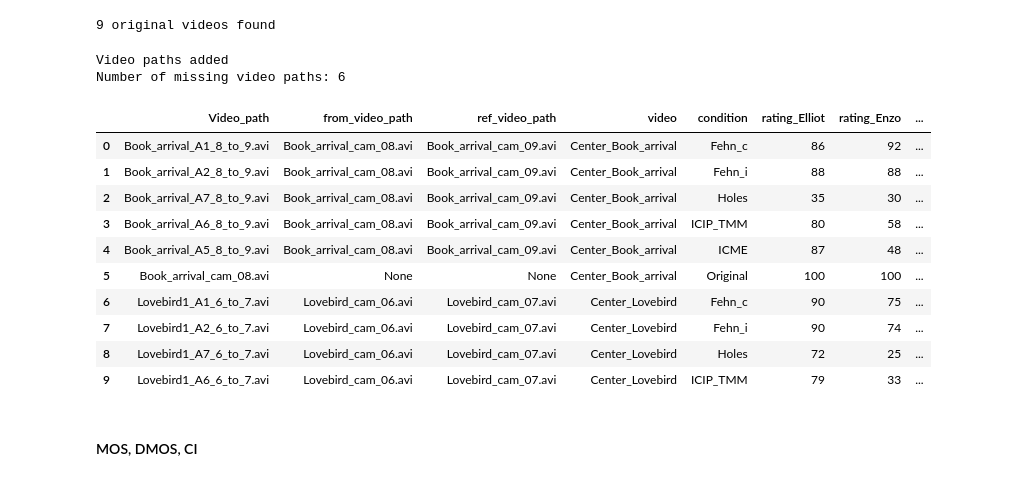
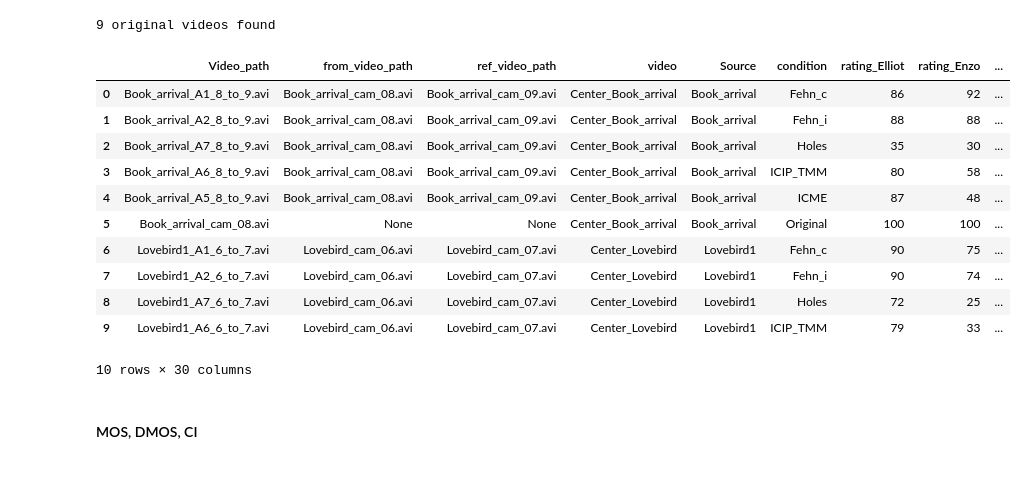
Before and after one commit to marrryzebwjq/Quality-of-Experience, a Jupyter notebook: samviq_analysis.ipynb, the cells around one changed output. Saved outputs shown, nothing was run; the diff lists cells and outputs as text; code cells hidden in the pictures.

```diff
--- a/samviq_analysis.ipynb
+++ b/samviq_analysis.ipynb
@@ -94,8 +94,15 @@ cam_position_map = {
     "Newspaper": {4: "Left", 5: "Center", 6: "Right"},
 }
 
+sources = {
+    "Book_arrival": "Book_arrival",
+    "Lovebird": "Lovebird1",
+    "Newspaper": "Newspaper",
+}
+
+original_videos_dict = {}
+
 data = pd.read_csv(SAVE_PATH + "df_videos_processed.csv")
-original_videos_dict = {}
 
 for index, row in data.iterrows():
     if row["Algo"] == "Original":
@@ -114,63 +121,66 @@ print(f"{len(original_videos_dict)} original videos found")
 9 original videos found
 # %%
 df['Video_path'] = pd.Series(dtype=str)
+df['Source'] = pd.Series(dtype=str)
 not_found = 0
+
 for index, row in df.iterrows():
 
+    # find video path
     originals = 'Left'
     video_name = row['video']
     condition = row['condition']
     video_path = find_video(originals, video_name, condition, data)
     df.at[index, 'Video_path'] = video_path if video_path else None
 
+    # find name of source video
     to_cam_position, video_label = video_name.split('_', 1)
-    if video_label == "Lovebird": video_label = "Lovebird1"
+    source_name = sources.get(video_label, None)
+    df.at[index, 'Source'] = source_name
 
+    # find path of original and predicted videos
     match = re.search(r'(\d+)_to_(\d+)', video_path)
     if match:
         from_cam = int(match.group(1))
         to_cam = int(match.group(2))
         df.at[index, "from_cam"] = from_cam
         df.at[index, "to_cam"] = to_cam
 
-        key_from = (video_label, from_cam)
+        key_from = (source_name, from_cam)
         df.at[index, "from_video_path"] = original_videos_dict.get(key_from, None)
         if df.at[index, "from_video_path"] is None:
             print(f"Original video not found for {key_from} (from_cam)")
             not_found += 1
 
-        key_to = (video_label, to_cam)
+        key_to = (source_name, to_cam)
         df.at[index, "ref_video_path"] = original_videos_dict.get(key_to, None)
         if df.at[index, "ref_video_path"] is None:
             print(f"Original video not found for {key_to} (to_cam)")
             not_found += 1
     else:
         df.at[index, "from_cam"] = None
         df.at[index, "to_cam"] = None
         df.at[index, "from_video_path"] = None
         df.at[index, "ref_video_path"] = None
         not_found += 1
 
 
 df.drop(columns=['from_cam', 'to_cam'], inplace=True)
-df = df[['Video_path'] + ["from_video_path", "ref_video_path"] + [col for col in df.columns if col not in ['Video_path', "from_video_path", "ref_video_path"]]]
-print(f"Video paths added")
-print(f"Number of missing video paths: {not_found}")
+df = df[["Video_path", "from_video_path", "ref_video_path", "video", "Source", "condition"] + [col for col in df.columns if col not in ['Video_path', "from_video_path", "ref_video_path", "video", "Source", "condition"]]]
 df.head(10)
 # %% [output]
+|  | Video_path | from_video_path | ref_video_path | video | Source | condition | rating_Elliot | rating_Enzo | ... |
+| 0 | Book_arrival_A1_8_to_9.avi | Book_arrival_cam_08.avi | Book_arrival_cam_09.avi | Center_Book_arrival | Book_arrival | Fehn_c | 86 | 92 | ... |
+| 1 | Book_arrival_A2_8_to_9.avi | Book_arrival_cam_08.avi | Book_arrival_cam_09.avi | Center_Book_arrival | Book_arrival | Fehn_i | 88 | 88 | ... |
+| 2 | Book_arrival_A7_8_to_9.avi | Book_arrival_cam_08.avi | Book_arrival_cam_09.avi | Center_Book_arrival | Book_arrival | Holes | 35 | 30 | ... |
+| 3 | Book_arrival_A6_8_to_9.avi | Book_arrival_cam_08.avi | Book_arrival_cam_09.avi | Center_Book_arrival | Book_arrival | ICIP_TMM | 80 | 58 | ... |
+| 4 | Book_arrival_A5_8_to_9.avi | Book_arrival_cam_08.avi | Book_arrival_cam_09.avi | Center_Book_arrival | Book_arrival | ICME | 87 | 48 | ... |
+| 5 | Book_arrival_cam_08.avi | None | None | Center_Book_arrival | Book_arrival | Original | 100 | 100 | ... |
+| 6 | Lovebird1_A1_6_to_7.avi | Lovebird_cam_06.avi | Lovebird_cam_07.avi | Center_Lovebird | Lovebird1 | Fehn_c | 90 | 75 | ... |
+| 7 | Lovebird1_A2_6_to_7.avi | Lovebird_cam_06.avi | Lovebird_cam_07.avi | Center_Lovebird | Lovebird1 | Fehn_i | 90 | 74 | ... |
+| 8 | Lovebird1_A7_6_to_7.avi | Lovebird_cam_06.avi | Lovebird_cam_07.avi | Center_Lovebird | Lovebird1 | Holes | 72 | 25 | ... |
+| 9 | Lovebird1_A6_6_to_7.avi | Lovebird_cam_06.avi | Lovebird_cam_07.avi | Center_Lovebird | Lovebird1 | ICIP_TMM | 79 | 33 | ... |
-Video paths added
-Number of missing video paths: 6
+10 rows × 30 columns
-|  | Video_path | from_video_path | ref_video_path | video | condition | rating_Elliot | rating_Enzo | ... |
-| 0 | Book_arrival_A1_8_to_9.avi | Book_arrival_cam_08.avi | Book_arrival_cam_09.avi | Center_Book_arrival | Fehn_c | 86 | 92 | ... |
-| 1 | Book_arrival_A2_8_to_9.avi | Book_arrival_cam_08.avi | Book_arrival_cam_09.avi | Center_Book_arrival | Fehn_i | 88 | 88 | ... |
-| 2 | Book_arrival_A7_8_to_9.avi | Book_arrival_cam_08.avi | Book_arrival_cam_09.avi | Center_Book_arrival | Holes | 35 | 30 | ... |
-| 3 | Book_arrival_A6_8_to_9.avi | Book_arrival_cam_08.avi | Book_arrival_cam_09.avi | Center_Book_arrival | ICIP_TMM | 80 | 58 | ... |
-| 4 | Book_arrival_A5_8_to_9.avi | Book_arrival_cam_08.avi | Book_arrival_cam_09.avi | Center_Book_arrival | ICME | 87 | 48 | ... |
-| 5 | Book_arrival_cam_08.avi | None | None | Center_Book_arrival | Original | 100 | 100 | ... |
-| 6 | Lovebird1_A1_6_to_7.avi | Lovebird_cam_06.avi | Lovebird_cam_07.avi | Center_Lovebird | Fehn_c | 90 | 75 | ... |
-| 7 | Lovebird1_A2_6_to_7.avi | Lovebird_cam_06.avi | Lovebird_cam_07.avi | Center_Lovebird | Fehn_i | 90 | 74 | ... |
-| 8 | Lovebird1_A7_6_to_7.avi | Lovebird_cam_06.avi | Lovebird_cam_07.avi | Center_Lovebird | Holes | 72 | 25 | ... |
-| 9 | Lovebird1_A6_6_to_7.avi | Lovebird_cam_06.avi | Lovebird_cam_07.avi | Center_Lovebird | ICIP_TMM | 79 | 33 | ... |
 # %% [markdown]
 #### MOS, DMOS, CI
 # %%
```
Also changed, not shown: parts of 2 cells of this notebook.
